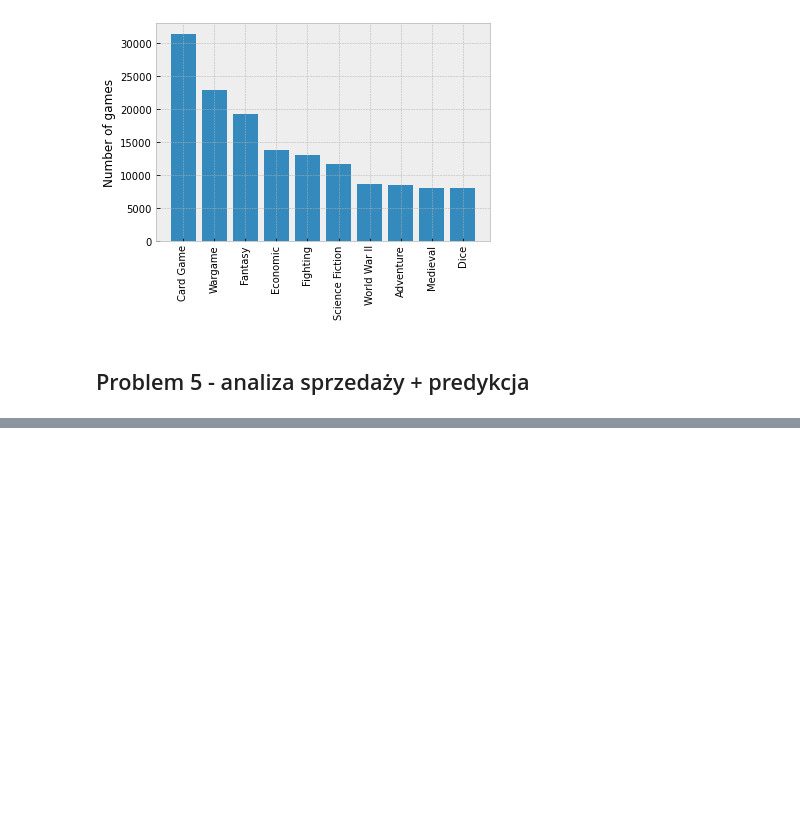
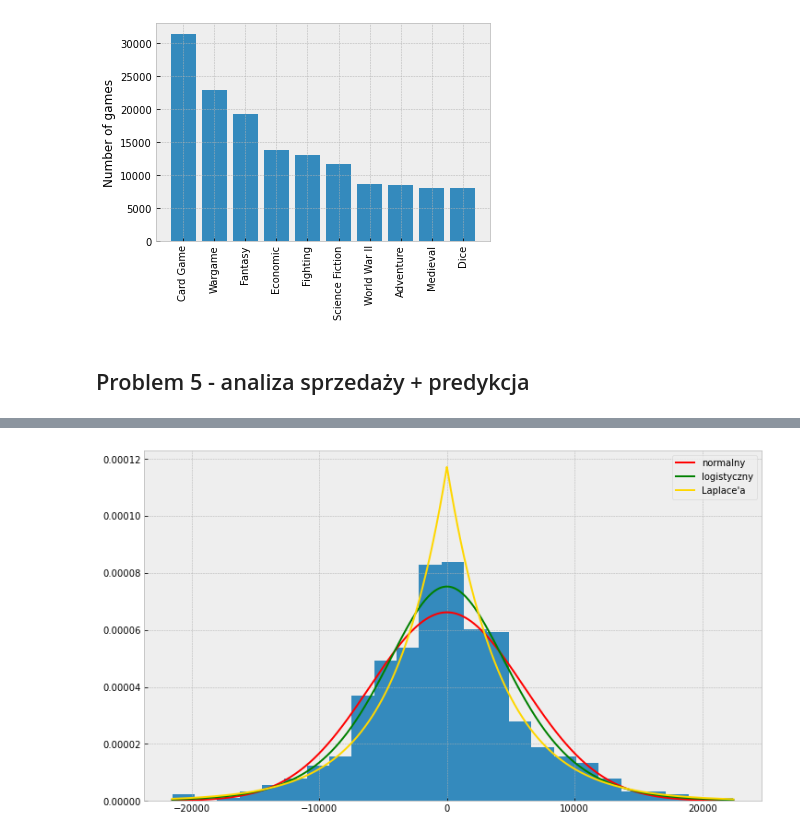
Before and after one commit to mweuro/Gameshop_database, a Jupyter notebook: Michal/analysis.ipynb, the cells around one changed output, grey strips where cells are left out. Saved outputs shown, nothing was run; the diff lists cells and outputs as text; code cells hidden in the pictures; blank space fills up the shorter version.

```diff
--- a/Michal/analysis.ipynb
+++ b/Michal/analysis.ipynb
@@ -342,0 +397,17 @@ ctgr
+# %%
+# Residua
+from scipy.stats import norm, logistic, laplace
+import math
+
+res = sales_historical.amount.values - a*np.array(num_dates) - b
+total_std = np.std(res)
+fig, ax = plt.subplots(figsize = (12, 7))
+ax.hist(res, bins = 25, density = True)
+x = np.linspace(min(res), max(res), 1000)
+ax.plot(x, norm.pdf(x, 0, total_std), color = 'red', label = 'normalny')
+ax.plot(x, logistic.pdf(x, 0, math.sqrt(3)/math.pi*total_std), color = 'green', label = 'logistyczny')
+ax.plot(x, laplace.pdf(x, 0, 1/np.sqrt(2) * total_std), color = 'gold', label = "Laplace'a")
+ax.legend()
+plt.show()
+# %% [output]
+[figure, added]
```
Also changed, not shown: parts of 18 cells of this notebook.
